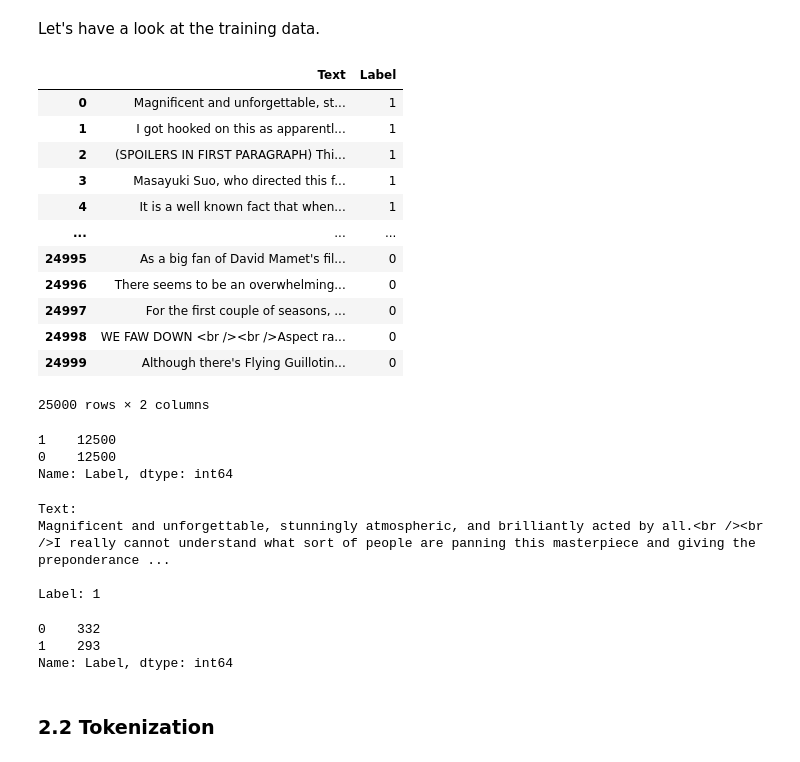
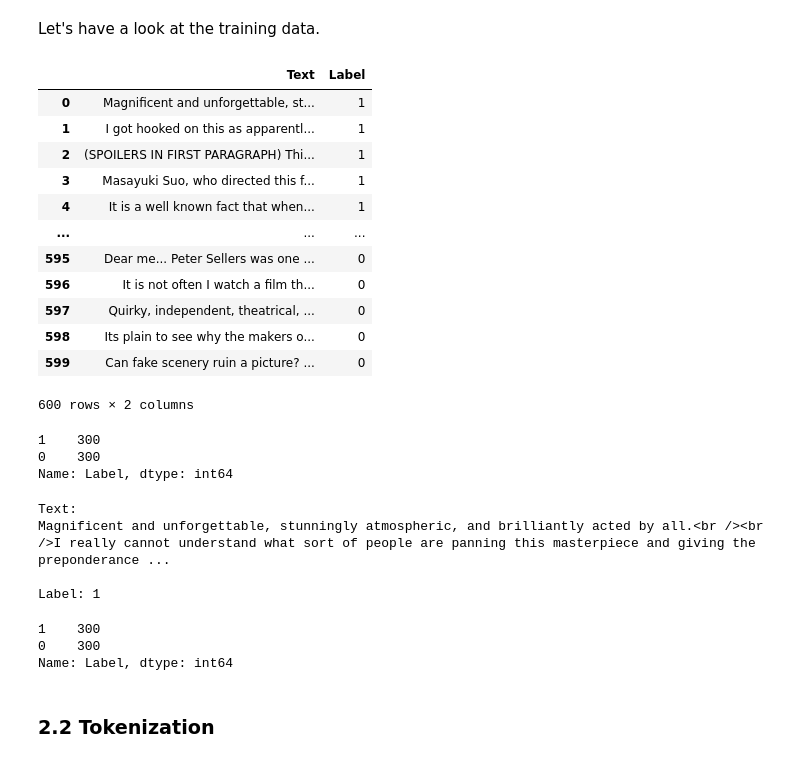
Before and after one commit to LetianLee/bert-pytorch, a Jupyter notebook: bert_classifier.ipynb, the cells around one changed output. Saved outputs shown, nothing was run; the diff lists cells and outputs as text; code cells hidden in the pictures.

```diff
--- a/bert_classifier.ipynb
+++ b/bert_classifier.ipynb
@@ -46,26 +47,26 @@ imdb_data = pd.read_csv("./dataset/aclImdb.csv", header=0, names=['Text', 'Label
 # %% [markdown]
 Let's have a look at the training data.
-# %%
-imdb_data
-# %% [output]
-|  | Text | Label |
-| 0 | Magnificent and unforgettable, st... | 1 |
-| 1 | I got hooked on this as apparentl... | 1 |
-| 2 | (SPOILERS IN FIRST PARAGRAPH) Thi... | 1 |
-| 3 | Masayuki Suo, who directed this f... | 1 |
-| 4 | It is a well known fact that when... | 1 |
-| ... | ... | ... |
-| 24995 | As a big fan of David Mamet's fil... | 0 |
-| 24996 | There seems to be an overwhelming... | 0 |
-| 24997 | For the first couple of seasons, ... | 0 |
-| 24998 | WE FAW DOWN <br /><br />Aspect ra... | 0 |
-| 24999 | Although there's Flying Guillotin... | 0 |
-25000 rows × 2 columns
+# %%
+train_data
+# %% [output]
+|  | Text | Label |
+| 0 | Magnificent and unforgettable, st... | 1 |
+| 1 | I got hooked on this as apparentl... | 1 |
+| 2 | (SPOILERS IN FIRST PARAGRAPH) Thi... | 1 |
+| 3 | Masayuki Suo, who directed this f... | 1 |
+| 4 | It is a well known fact that when... | 1 |
+| ... | ... | ... |
+| 595 | Dear me... Peter Sellers was one ... | 0 |
+| 596 | It is not often I watch a film th... | 0 |
+| 597 | Quirky, independent, theatrical, ... | 0 |
+| 598 | Its plain to see why the makers o... | 0 |
+| 599 | Can fake scenery ruin a picture? ... | 0 |
+600 rows × 2 columns
 # %%
-imdb_data["Label"].value_counts()
+train_data["Label"].value_counts()
 # %% [output]
-1    12500
-0    12500
+1    300
+0    300
 Name: Label, dtype: int64
 # %%
 # View the first data.
@@ -77,16 +78,13 @@ Magnificent and unforgettable, stunningly atmospheric, and brilliantly acted by
 
 Label: 1
 # %%
-# To save time in training the model, only part of the data is used in this tutorial.
-imdb_data = imdb_data.sample(frac=0.05)
-
 # Choose how much data to train and test.
-train_data = imdb_data.sample(frac=0.5)
-test_data = imdb_data.drop(train_data.index)
+train_data = train_data.sample(frac=1)
+test_data = test_data.sample(frac=1)
 train_data["Label"].value_counts()
 # %% [output]
-0    332
-1    293
+1    300
+0    300
 Name: Label, dtype: int64
 # %% [markdown]
 ### 2.2 Tokenization
```
Also changed, not shown: parts of 10 cells of this notebook, 3 other files.
